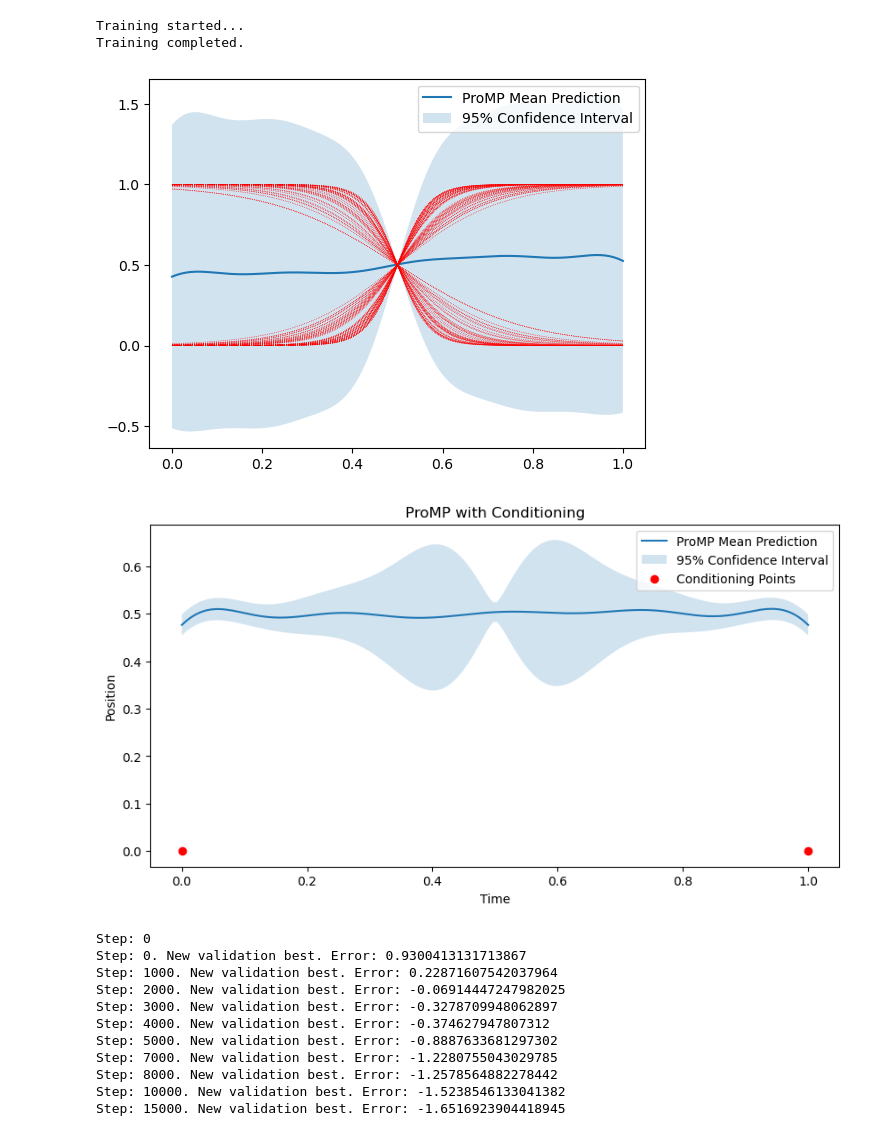
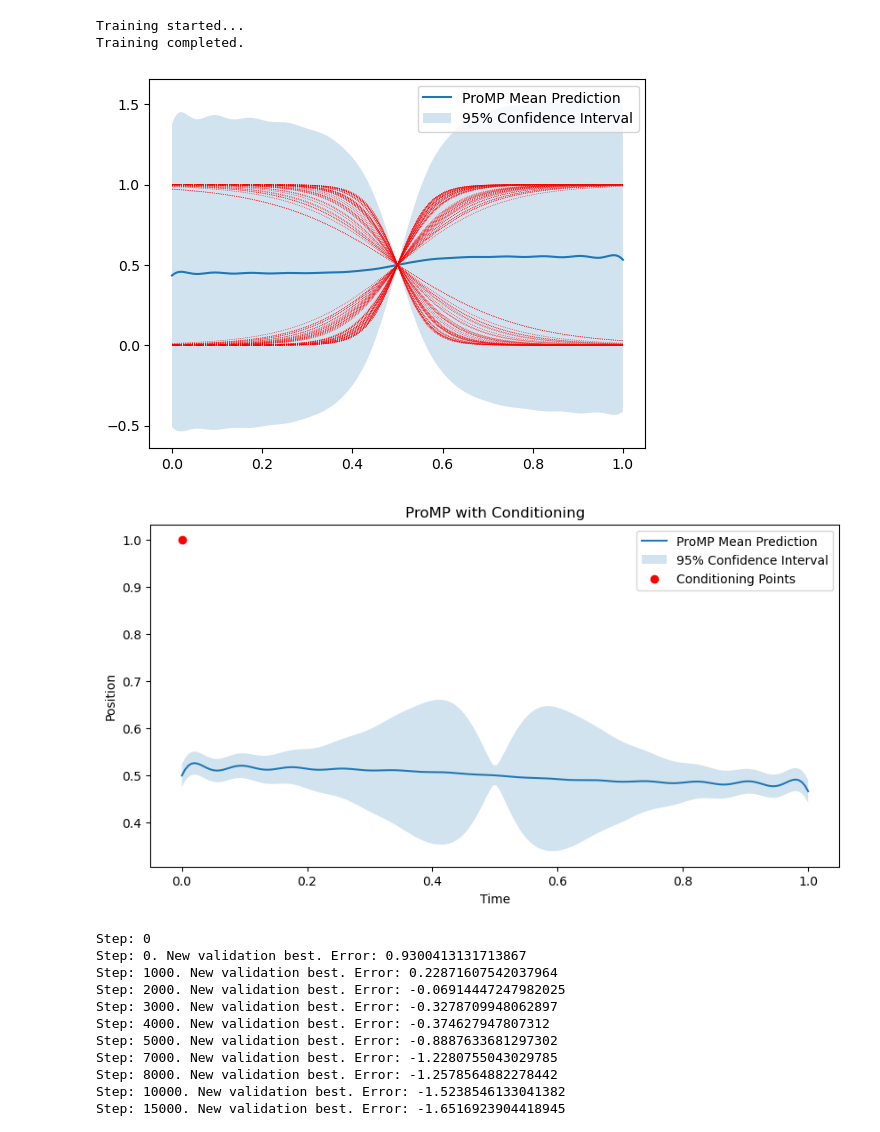
Before and after one commit to ChazzKemal/LW-CNMP, a Jupyter notebook: CNP-batched.ipynb, the cells around one changed output. Drawn from its saved outputs; the diff is of its cells as text; code cells hidden in the pictures.

```diff
--- a/CNP-batched.ipynb
+++ b/CNP-batched.ipynb
@@ -85,7 +85,7 @@ torch.Size([20, 200, 1])
 [figure]
 # %%
 # Initialize the ProMP model with appropriate dimensions.
-promp_model = ProMP(n_dims=1, n_basis=10, kernel_range=(0, 1), kernel_width=None, amp=1.0, y_std=1e-4, prior_width=1.0)
+promp_model = ProMP(n_dims=1, n_basis=25, kernel_range=(0, 1), kernel_width=None, amp=1.0, y_std=1e-4, prior_width=1.0)
 # Training
 print("Training started...")
 promp_model.learn_from_demonstrations(x_train_np, y_train_np)
@@ -115,41 +115,41 @@ for i in range(y_train_np.shape[0]):
 plt.legend()
 plt.show()
 # %% [output]
-[figure, old version]
+[figure, new version]
 # %%
 # Step 1: Create the conditioning points
 # We want to condition such that the trajectory starts at 0 and ends at 1, so we take the first and last time points
-condition_points_x = np.array([0, 1]).reshape(-1, 1)  # two time points
-condition_points_y = np.array([0, 0]).reshape(-1, 1)  # corresponding positions
+condition_points_x = np.array([0]).reshape(-1, 1)  # two time points
+condition_points_y = np.array([1]).reshape(-1, 1)  # corresponding positions
 
 # Step 2: Condition the ProMP with these points
 promp_model.condition(condition_points_x, condition_points_y)
 
 # Step 3: Query the ProMP for the remaining points
 # Let's get predictions for the entire range for plotting
 t_query = np.linspace(0, 1, t_max).reshape(-1, 1)
 predicted_means, predicted_stddevs = promp_model.query(t_query)
 
 # Step 4: Plot the results
 plt.figure(figsize=(10, 5))
 plt.plot(t_query, predicted_means, label='ProMP Mean Prediction')
 
 # Plot the confidence interval around the predictions
 plt.fill_between(t_query.ravel(),
                  predicted_means.ravel() - 1.96 * predicted_stddevs.ravel(),
                  predicted_means.ravel() + 1.96 * predicted_stddevs.ravel(),
                  alpha=0.2, label='95% Confidence Interval')
 
 # Plot conditioning points
 plt.scatter(condition_points_x, condition_points_y, color='red', zorder=5, label='Conditioning Points')
 
 plt.legend()
 plt.xlabel('Time')
 plt.ylabel('Position')
 plt.title('ProMP with Conditioning')
 plt.show()
 # %% [output]
-[figure, old version]
+[figure, new version]
 # %%
 n_max = 10
 num_trajs, t_steps = x_train.shape[0], x_train.shape[1]
```
Also changed, not shown: 6 other files.
